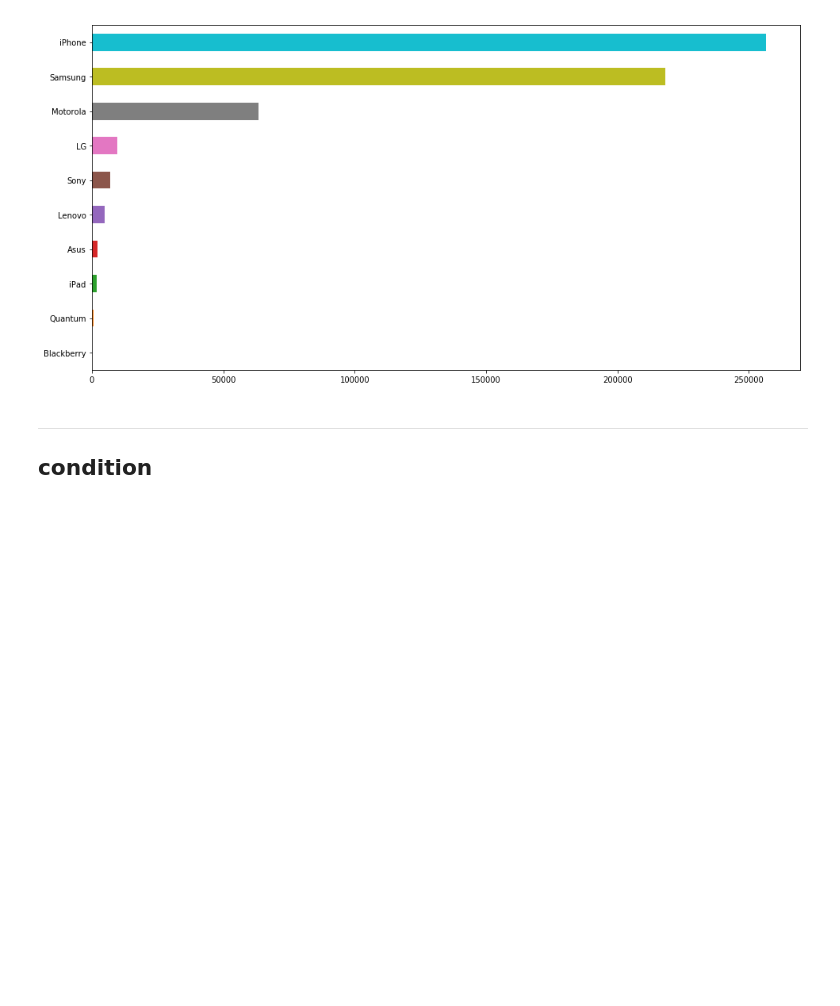
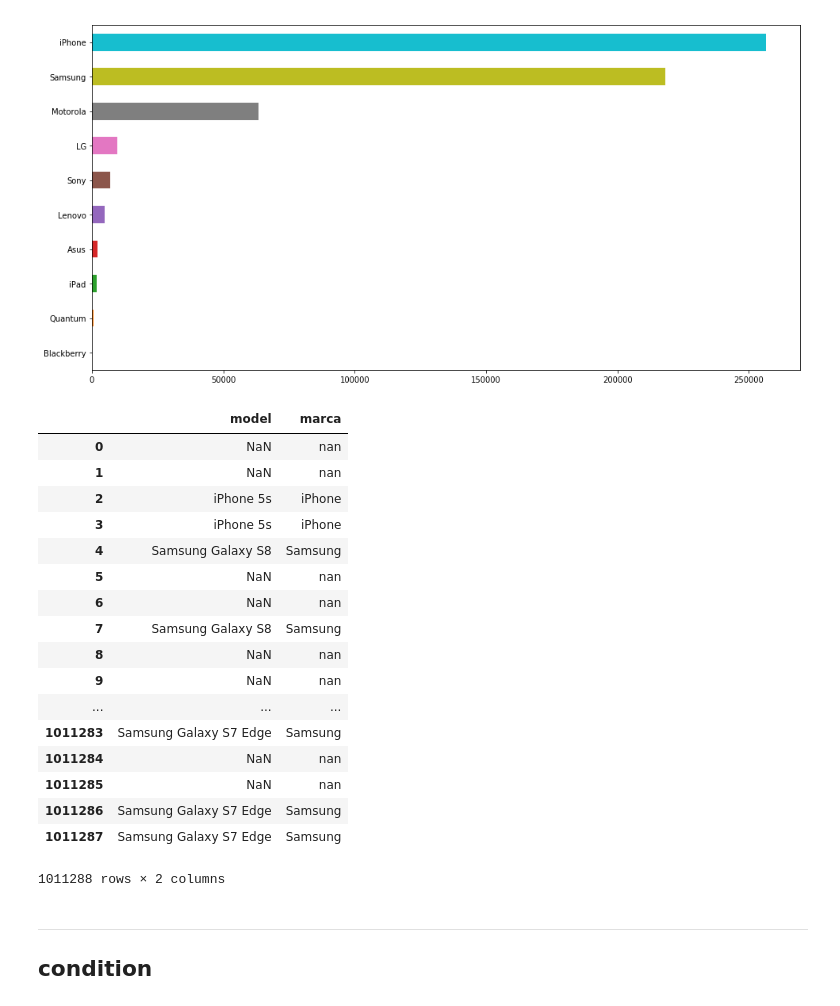
Before and after one commit to rozanecm/7506_OrganizacionDeDatos_TP1, a Jupyter notebook: tp1.ipynb, the cells around one changed output. Cells and saved outputs as stored; diff of their text form; code cells hidden in the pictures; blank space fills up the shorter version.

```diff
--- a/tp1.ipynb
+++ b/tp1.ipynb
@@ -630,6 +630,28 @@ df.model.apply(lambda x: str(x).split()[0]).value_counts(ascending=True)[:-1].pl
 # %% [output]
 <matplotlib.axes._subplots.AxesSubplot at 0x...>
 [figure]
+# %%
+# agregamos columna Marca
+df['marca'] = df.model.apply(lambda x: str(x).split()[0])
+# %% [output]
+|  | model | marca |
+| 0 | NaN | nan |
+| 1 | NaN | nan |
+| 2 | iPhone 5s | iPhone |
+| 3 | iPhone 5s | iPhone |
+| 4 | Samsung Galaxy S8 | Samsung |
+| 5 | NaN | nan |
+| 6 | NaN | nan |
+| 7 | Samsung Galaxy S8 | Samsung |
+| 8 | NaN | nan |
+| 9 | NaN | nan |
+| ... | ... | ... |
+| 1011283 | Samsung Galaxy S7 Edge | Samsung |
+| 1011284 | NaN | nan |
+| 1011285 | NaN | nan |
+| 1011286 | Samsung Galaxy S7 Edge | Samsung |
+| 1011287 | Samsung Galaxy S7 Edge | Samsung |
+1011288 rows × 2 columns
 # %% [markdown]
 ***
 ## condition
```
Also changed, not shown: parts of 7 cells of this notebook.
